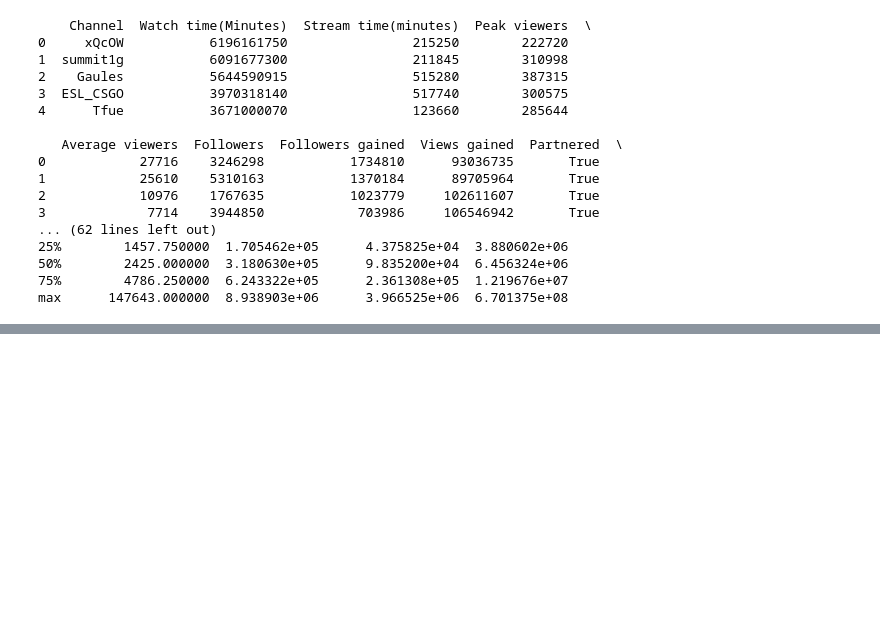
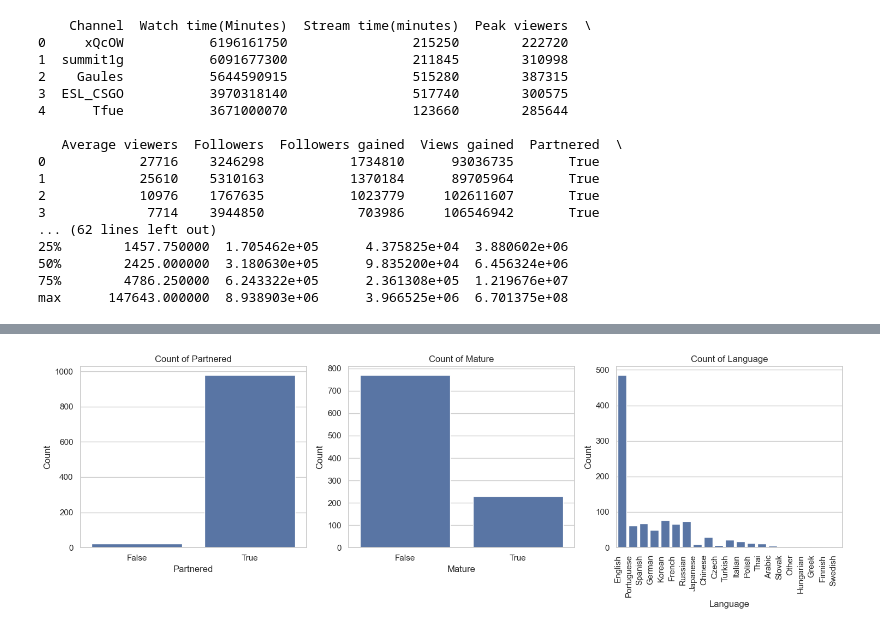
Before and after one commit to datasheng/CSC460-Azim-Rahat-HW, a Jupyter notebook: HW4/eda.ipynb, the cells around one changed output, grey strips where cells are left out. Saved outputs shown, nothing was run; the diff lists cells and outputs as text; code cells hidden in the pictures; blank space fills up the shorter version.

```diff
--- a/HW4/eda.ipynb
+++ b/HW4/eda.ipynb
@@ -61,21 +61,23 @@ NameError: name 'numerical_cols' is not defined
 # %%
 # categorical columns visualization
 categorical_cols = ['Partnered', 'Mature', 'Language']
 
 # bar plots for categorical columns
 plt.figure(figsize=(15, 5))
 for i, col in enumerate(categorical_cols, 1):
     plt.subplot(1, 3, i)
-    sns.countplot(x=df[col], palette='Set2')
+    sns.countplot(x=df[col])
     plt.title(f'Count of {col}')
     plt.xlabel(col)
     plt.ylabel('Count')
 
     if col == 'Language':
         plt.xticks(rotation=90, ha='right')
 
 plt.tight_layout()
 plt.show()
+# %% [output]
+[figure, added]
 # %%
 # statistical summaries for cols
 numerical_summary = df[numerical_cols].describe().T
```
Also changed, not shown: parts of 8 cells of this notebook.
